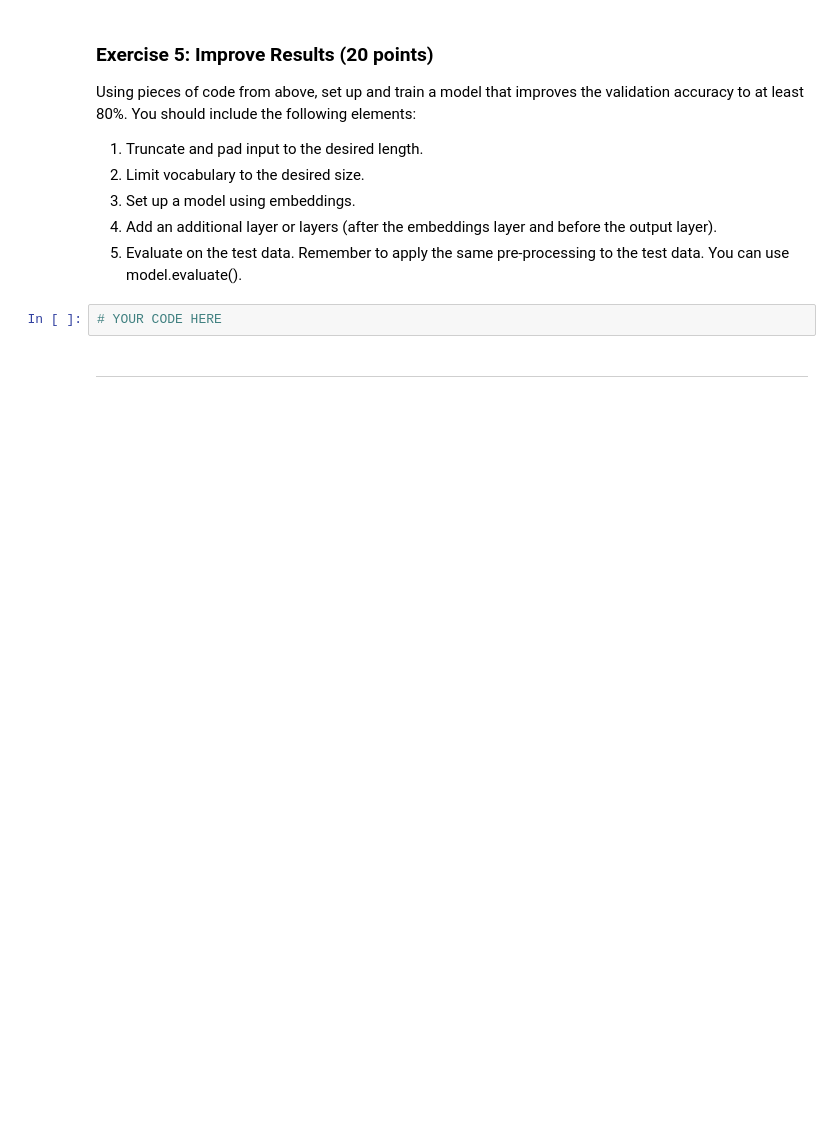
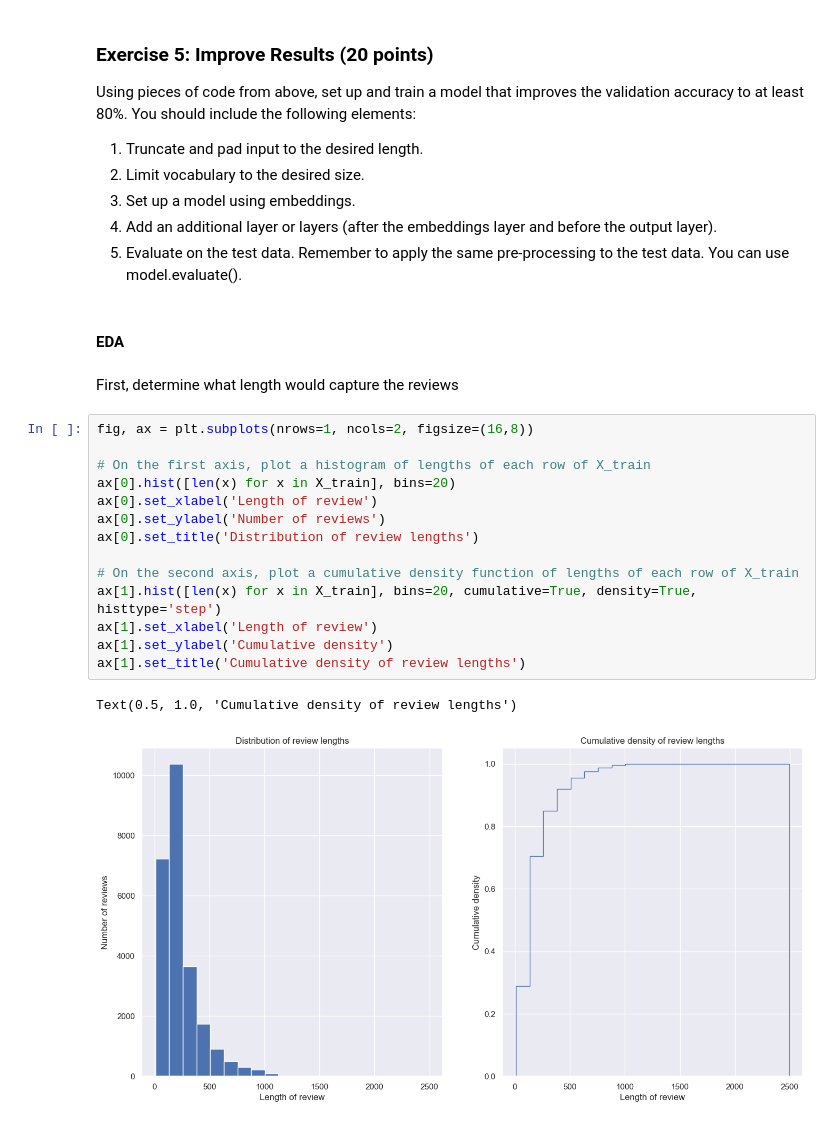
Before and after one commit to garyukong/w207-homework, a Jupyter notebook: 09 Embeddings for Text.ipynb, the cells around one changed output. Cells and saved outputs as stored; diff of their text form; blank space fills up the shorter version.

```diff
--- a/09 Embeddings for Text.ipynb
+++ b/09 Embeddings for Text.ipynb
@@ -700,7 +701,24 @@ Using pieces of code from above, set up and train a model that improves the vali
 3. Set up a model using embeddings.
 4. Add an additional layer or layers (after the embeddings layer and before the output layer).
 5. Evaluate on the test data. Remember to apply the same pre-processing to the test data. You can use model.evaluate().
-# %%
-# YOUR CODE HERE
 # %% [markdown]
----
+#### EDA
+# %% [markdown]
+First, determine what length would capture the reviews
+# %%
+fig, ax = plt.subplots(nrows=1, ncols=2, figsize=(16,8))
+
+# On the first axis, plot a histogram of lengths of each row of X_train
+ax[0].hist([len(x) for x in X_train], bins=20)
+ax[0].set_xlabel('Length of review')
+ax[0].set_ylabel('Number of reviews')
+ax[0].set_title('Distribution of review lengths')
+
+# On the second axis, plot a cumulative density function of lengths of each row of X_train
+ax[1].hist([len(x) for x in X_train], bins=20, cumulative=True, density=True, histtype='step')
+ax[1].set_xlabel('Length of review')
+ax[1].set_ylabel('Cumulative density')
+ax[1].set_title('Cumulative density of review lengths')
+# %% [output]
+Text(0.5, 1.0, 'Cumulative density of review lengths')
+[figure, added]
```
Also changed, not shown: parts of 21 cells of this notebook, 1 other file.
